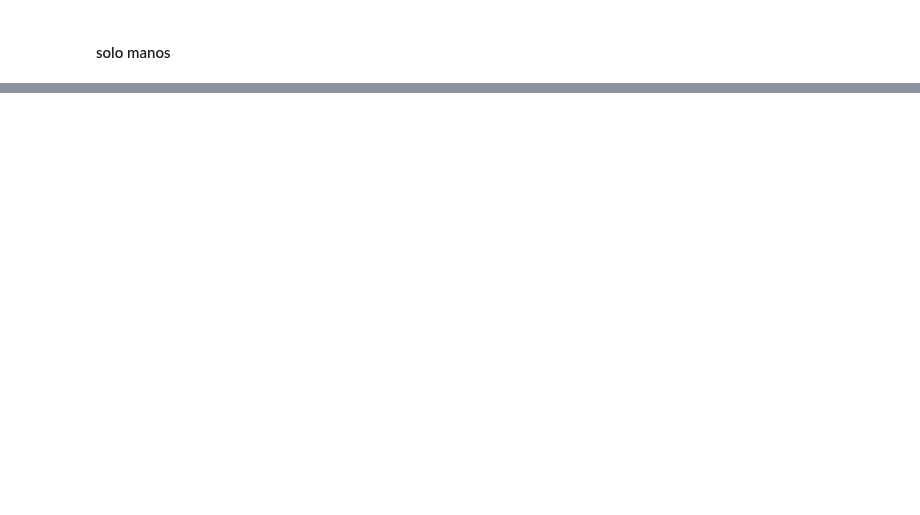
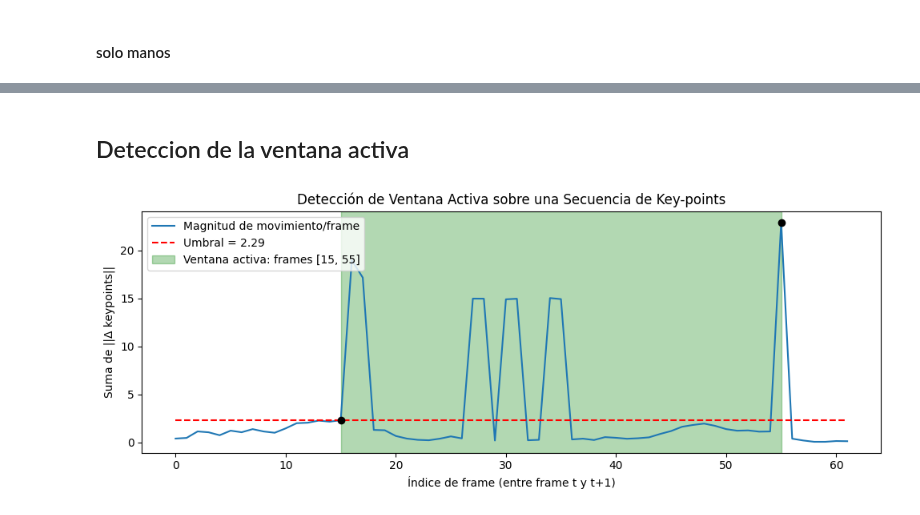
Before and after one commit to Beellee/asl-gesture-recognition, a Jupyter notebook: code/documentacion.ipynb, the cells around one changed output, grey strips where cells are left out. Saved outputs shown, nothing was run; the diff lists cells and outputs as text; code cells hidden in the pictures; blank space fills up the shorter version.

```diff
--- a/code/documentacion.ipynb
+++ b/code/documentacion.ipynb
@@ -153,0 +310,65 @@ cv2.destroyAllWindows()
+# %% [markdown]
+## Deteccion de la ventana activa
+# %%
+import numpy as np
+import matplotlib.pyplot as plt
+
+def detect_active_window_with_speeds(seq: np.ndarray,
+                                     threshold_ratio: float = 0.1):
+    """
+    Dada una secuencia (T, K, 3), detecta inicio y fin del tramo con movimiento.
+    Además devuelve:
+      - speeds: array (T-1,) con la suma de normas L2 por frame
+      - thr: umbral absoluto usado para cortar
+    """
+    T = seq.shape[0]
+    if T < 2:
+        return 0, T-1, T, np.zeros(0), 0.0
+
+    # 1) calcular velocidades frame a frame
+    diffs = np.linalg.norm(seq[1:] - seq[:-1], axis=2)  # (T-1, K)
+    speeds = diffs.sum(axis=1)                         # (T-1,)
+
+    # umbral
+    thr = (threshold_ratio * speeds.max()) if speeds.size else 0.0
+
+    # región activa
+    active = np.where(speeds > thr)[0]
+    if active.size == 0:
+        t0, t1 = 0, T-1
+    else:
+        t0 = int(active[0])
+        t1 = int(active[-1] + 1)  # +1 por el shift en speeds
+
+    duration = t1 - t0 + 1
+    return t0, t1, duration, speeds, thr
+
+
+
+example_seq_path = "../data/keypoints/love/love_1.npy"
+seq = np.load(example_seq_path)  # forma (T, K, 3)
+
+t0, t1, duration, speeds, thr = detect_active_window_with_speeds(seq, threshold_ratio=0.1)
+
+frames = np.arange(speeds.shape[0])
+
+plt.figure(figsize=(10,4))
+plt.plot(frames, speeds, label='Magnitud de movimiento/frame')
+plt.hlines(thr, frames.min(), frames.max(),
+           colors='r', linestyles='--',
+           label=f'Umbral = {thr:.2f}')
+
+plt.axvspan(t0, t1-1, color='green', alpha=0.3,
+            label=f'Ventana activa: frames [{t0}, {t1-1}]')
+
+plt.scatter([t0, t1-1], [speeds[t0], speeds[t1-1]],
+            color='k', zorder=5)
+
+plt.title('Detección de Ventana Activa sobre una Secuencia de Key-points')
+plt.xlabel('Índice de frame (entre frame t y t+1)')
+plt.ylabel('Suma de ||Δ keypoints||')
+plt.legend(loc='upper left')
+plt.tight_layout()
+plt.show()
+# %% [output]
+[figure, added]
```
Also changed, not shown: parts of 8 cells of this notebook, 21 other files.
